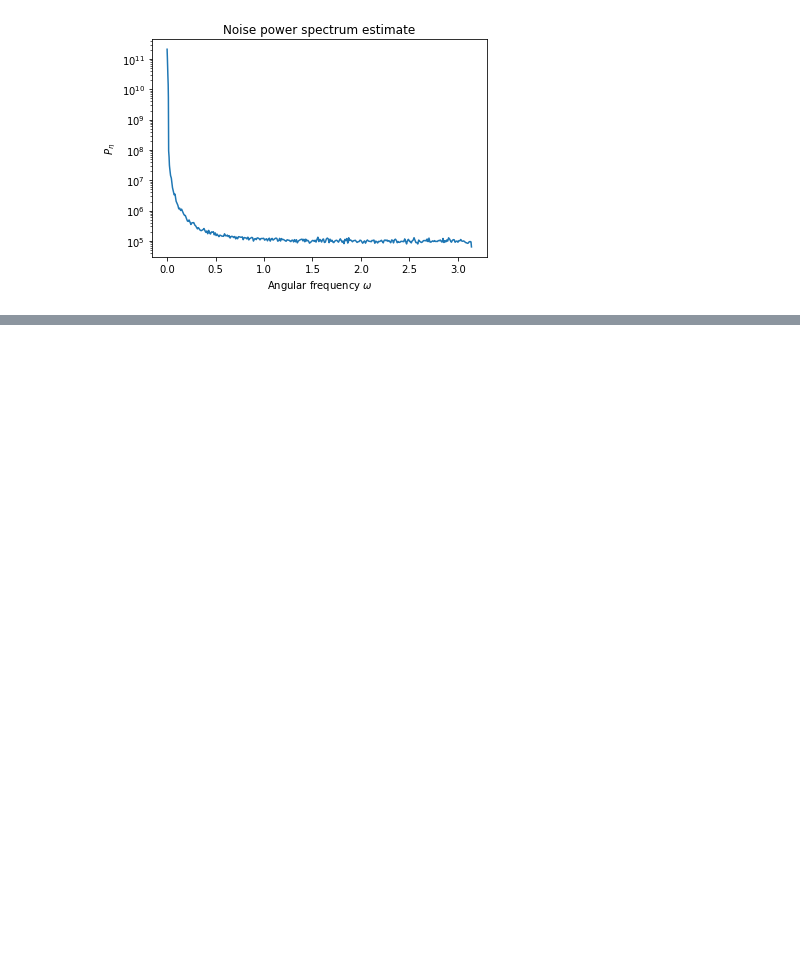
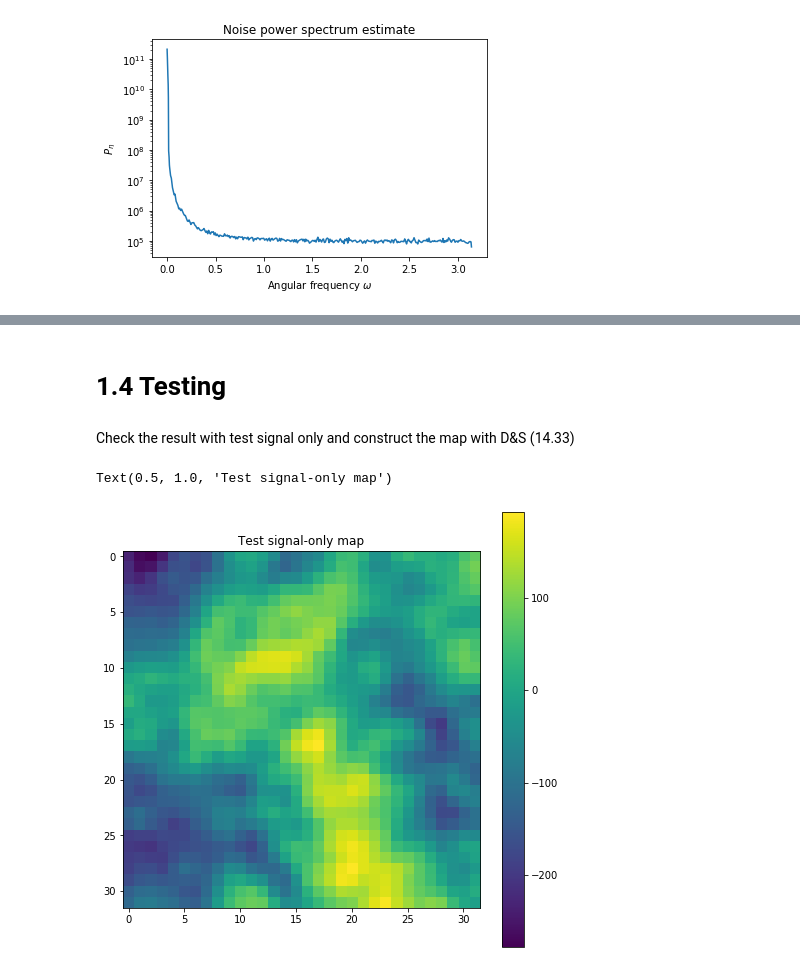
Before and after one commit to EthanMarx/cmb-map-making, a Jupyter notebook: cmb-map-fit.ipynb, the cells around one changed output, grey strips where cells are left out. Saved outputs shown, nothing was run; the diff lists cells and outputs as text; code cells hidden in the pictures; blank space fills up the shorter version.

```diff
--- a/cmb-map-fit.ipynb
+++ b/cmb-map-fit.ipynb
@@ -106,0 +188,4 @@ Text(0, 0.5, '$P_\\eta$')
+# %% [markdown]
+# 1.4 Testing
+# %% [markdown]
+Check the result with test signal only and construct the map with D&S (14.33)
@@ -106,0 +194,14 @@ Text(0, 0.5, '$P_\\eta$')
+# %%
+s_hat_test_signal = np.zeros((nx, ny), dtype=float)
+m = np.zeros((nx, ny), dtype=float)
+np.add.at(s_hat_test_signal, (x, y), dt_signal)
+np.add.at(m, (x, y), 1)
+s_hat_test_signal = s_hat_test_signal/m
+# %%
+plt.figure(figsize=(8,8))
+plt.imshow(s_hat_test_signal)
+plt.colorbar()
+plt.title('Test signal-only map')
+# %% [output]
+Text(0.5, 1.0, 'Test signal-only map')
+[figure, added]
```
Also changed, not shown: parts of 17 cells of this notebook.
